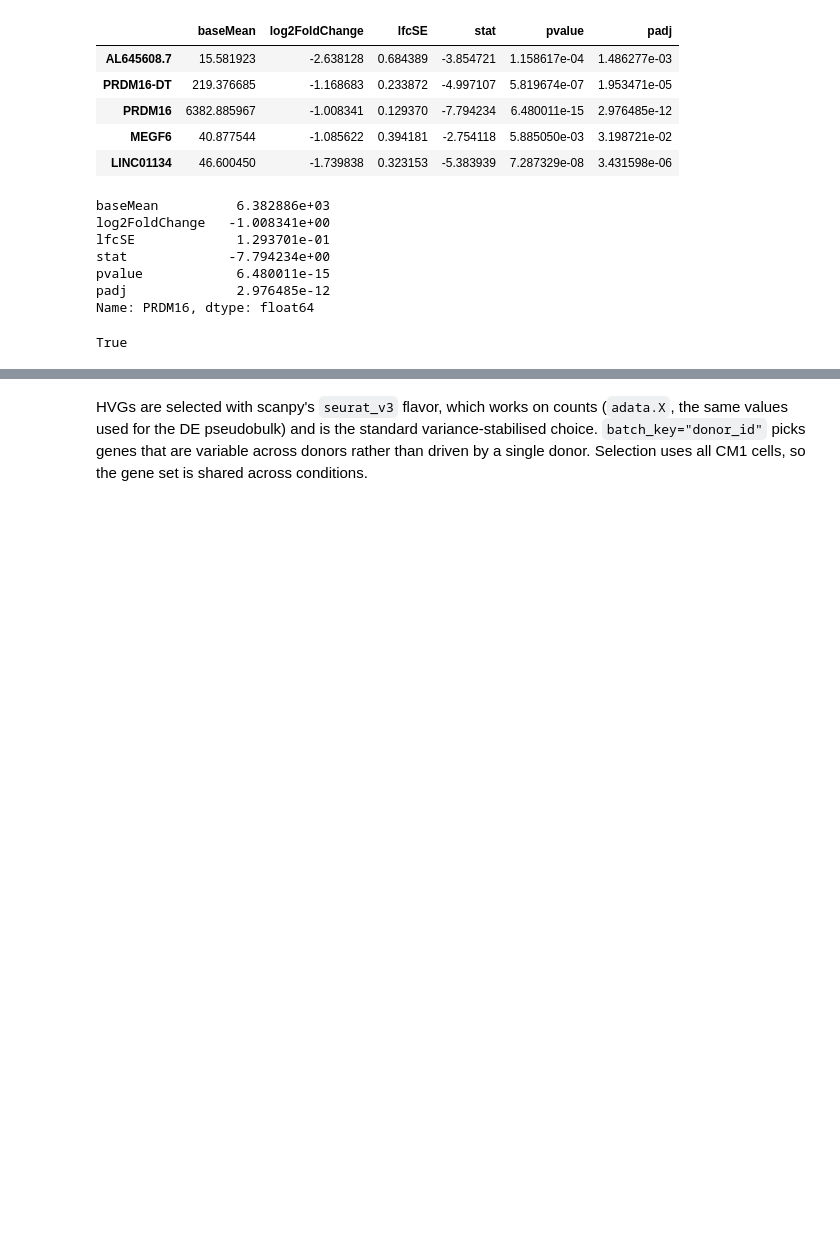
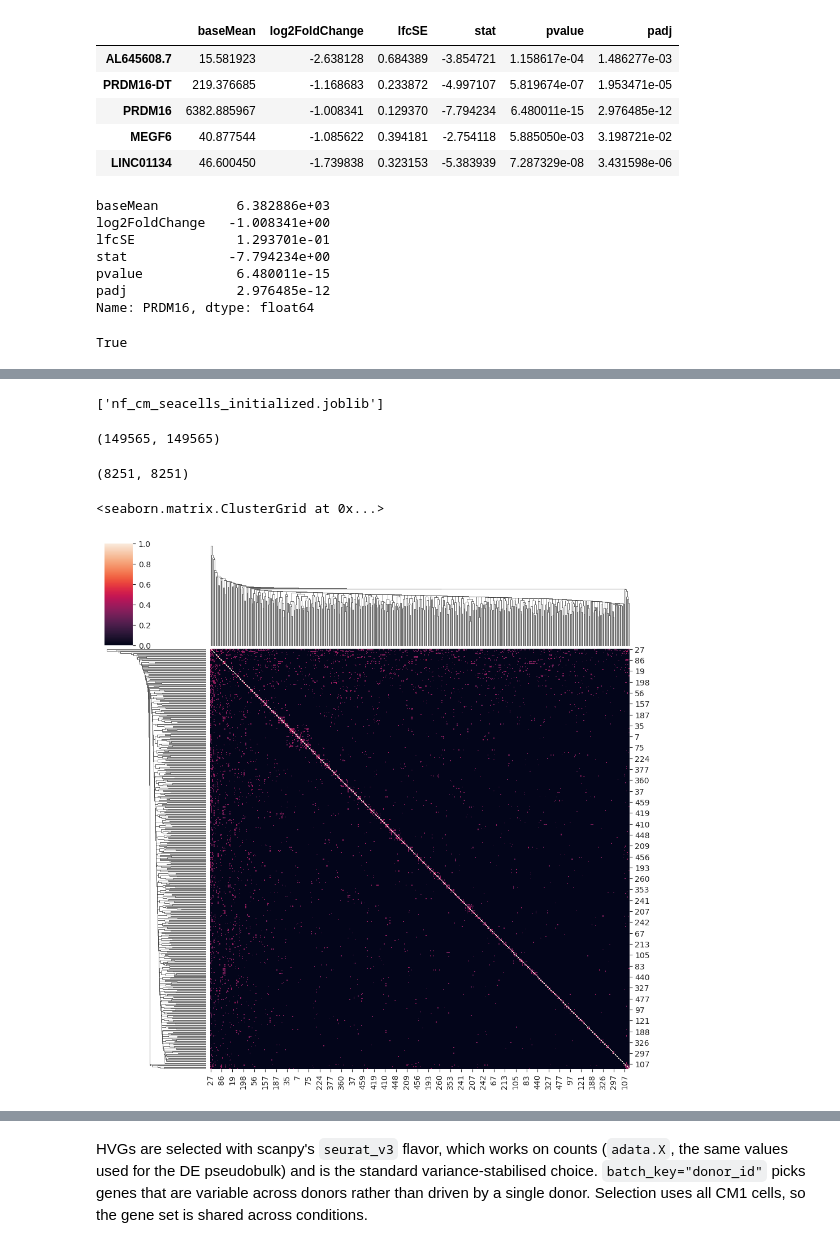
Before and after one commit to JKirkLab/sc-analysis, a Jupyter notebook: sc_analysis.ipynb, the cells around one changed output, grey strips where cells are left out. Saved outputs shown, nothing was run; the diff lists cells and outputs as text; code cells hidden in the pictures; blank space fills up the shorter version.

```diff
--- a/sc_analysis.ipynb
+++ b/sc_analysis.ipynb
@@ -390,0 +436,7 @@ True
+# %%
+# Some plotting aesthetics
+%matplotlib inline
+
+sns.set_style('ticks')
+matplotlib.rcParams['figure.figsize'] = [4, 4]
+matplotlib.rcParams['figure.dpi'] = 100
@@ -390,0 +523,28 @@ True
+# %%
+import joblib
+
+joblib.dump(
+    model,
+    "nf_cm_seacells_initialized.joblib",
+    compress=0
+)
+# %% [output]
+['nf_cm_seacells_initialized.joblib']
+# %%
+import joblib
+
+model = joblib.load("nf_cm_seacells_initialized.joblib")
+M = model.kernel_matrix
+
+print(M.shape)
+# %% [output]
+(149565, 149565)
+# %%
+print(M.shape)
+# %% [output]
+(8251, 8251)
+# %%
+sns.clustermap(M.toarray()[:500,:500])
+# %% [output]
+<seaborn.matrix.ClusterGrid at 0x...>
+[figure, added]
```
Also changed, not shown: parts of 64 cells of this notebook.
